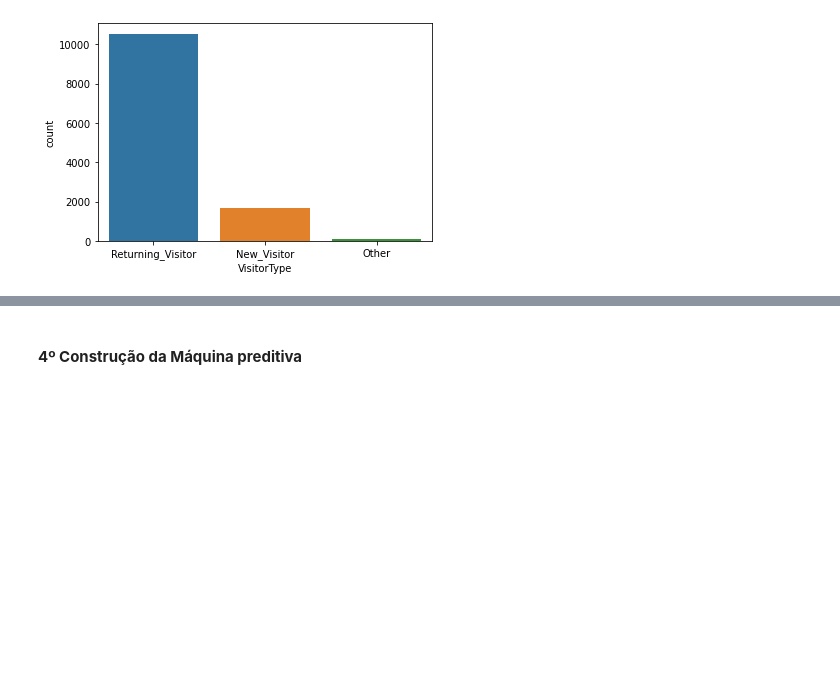
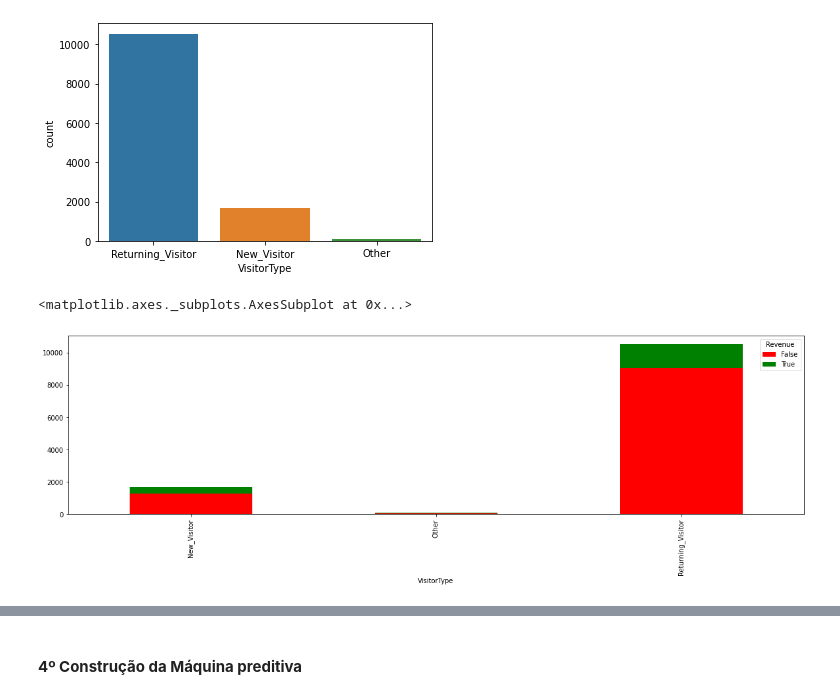
Before and after one commit to clferreira1985/Python, a Jupyter notebook: SVM_estudo_de_caso/SVM_estudo_de_caso.ipynb, the cells around one changed output, grey strips where cells are left out. Cells and saved outputs as stored; diff of their text form; code cells hidden in the pictures; blank space fills up the shorter version.

```diff
--- a/SVM_estudo_de_caso/SVM_estudo_de_caso.ipynb
+++ b/SVM_estudo_de_caso/SVM_estudo_de_caso.ipynb
@@ -231,3 +229,12 @@ sns.countplot(df_copy['VisitorType'])
 # %% [output]
 <matplotlib.axes._subplots.AxesSubplot at 0x...>
 [figure]
+# %%
+#Stacked Bar Tipo de Visitante x Revenue
+pd.crosstab(df_copy['VisitorType'], df_copy['Revenue']).plot(kind = 'bar',
+                                                             stacked = True,
+                                                             figsize = (20, 5),
+                                                             color = ['red','green'])
+# %% [output]
+<matplotlib.axes._subplots.AxesSubplot at 0x...>
+[figure, added]
```
Also changed, not shown: parts of 17 cells of this notebook.
